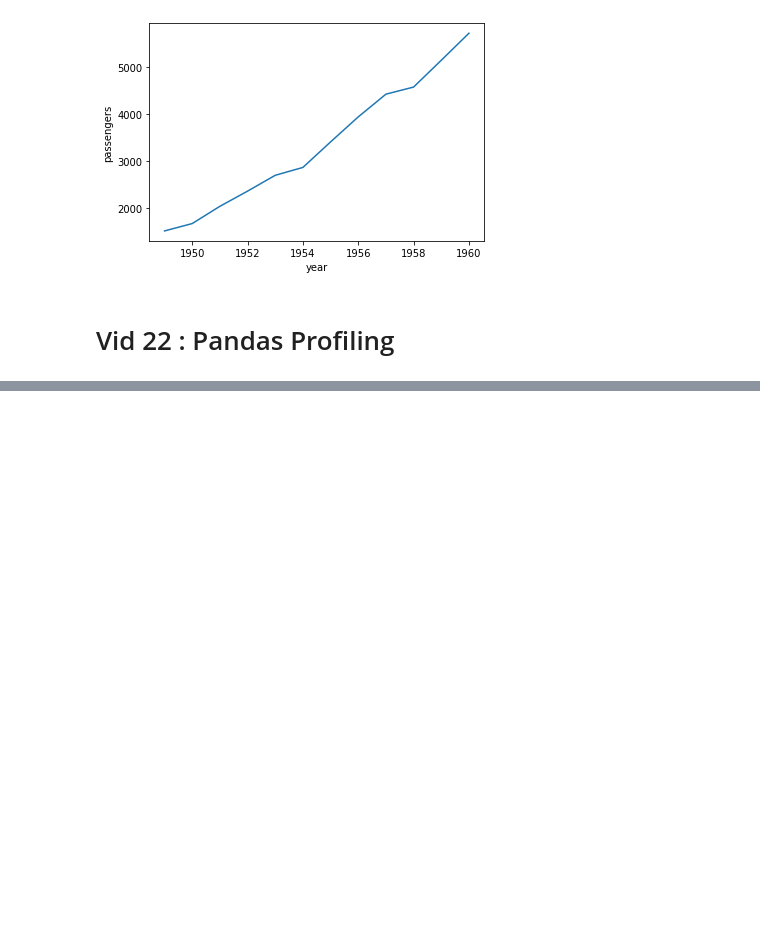
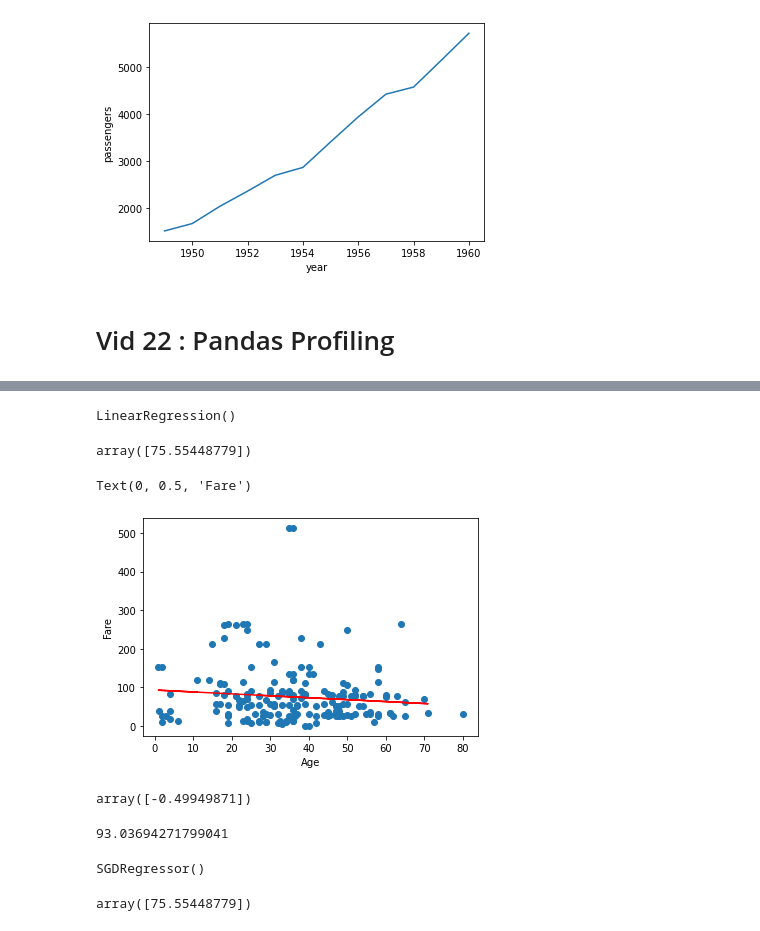
Before and after one commit to Learning2Code75/DLOM, a Jupyter notebook: ML/3_regClassif/campusX_regc.ipynb, the cells around one changed output, grey strips where cells are left out. Cells and saved outputs as stored; diff of their text form; code cells hidden in the pictures; blank space fills up the shorter version.

```diff
--- a/ML/3_regClassif/campusX_regc.ipynb
+++ b/ML/3_regClassif/campusX_regc.ipynb
@@ -639,0 +701,30 @@ prof.to_file(output_file='vid22.html')
+# %%
+from sklearn.model_selection import train_test_split
+X_train,X_test,y_train,y_test = train_test_split(X,y,test_size=0.2,random_state=2)
+# %%
+from sklearn.linear_model import LinearRegression
+lr = LinearRegression()
+# %%
+X_train = pd.DataFrame(X_train)
+X_test = pd.DataFrame(X_test)
+# %%
+lr.fit(X_train,y_train)
+# %% [output]
+LinearRegression()
+# %%
+lr.predict(X_test.iloc[10].values.reshape(1,1))
+# %% [output]
+array([75.55448779])
+# %%
+plt.scatter(titanic['Age'],titanic['Fare'])
+plt.plot(X_train.to_numpy(),lr.predict(X_train), color='red')
+plt.xlabel('Age')
+plt.ylabel('Fare')
+# %% [output]
+Text(0, 0.5, 'Fare')
+[figure, added]
+# %%
+m=lr.coef_
+m
+# %% [output]
+array([-0.49949871])
@@ -639,0 +733,4 @@ prof.to_file(output_file='vid22.html')
+# %%
+b
+# %% [output]
+93.03694271799041
@@ -639,0 +742,8 @@ prof.to_file(output_file='vid22.html')
+# %%
+sgd.fit(X_train,y_train)
+# %% [output]
+SGDRegressor()
+# %%
+lr.predict(X_test.iloc[10].values.reshape(1,1))
+# %% [output]
+array([75.55448779])
```
Also changed, not shown: parts of 15 cells of this notebook.
